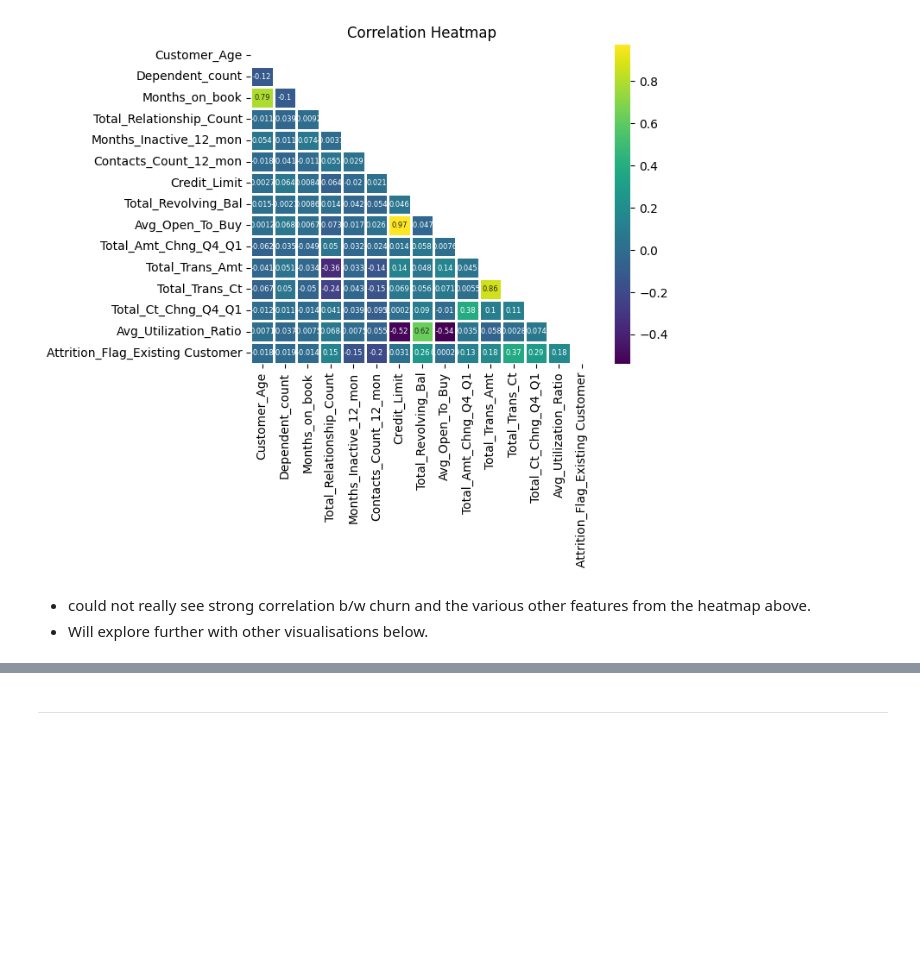
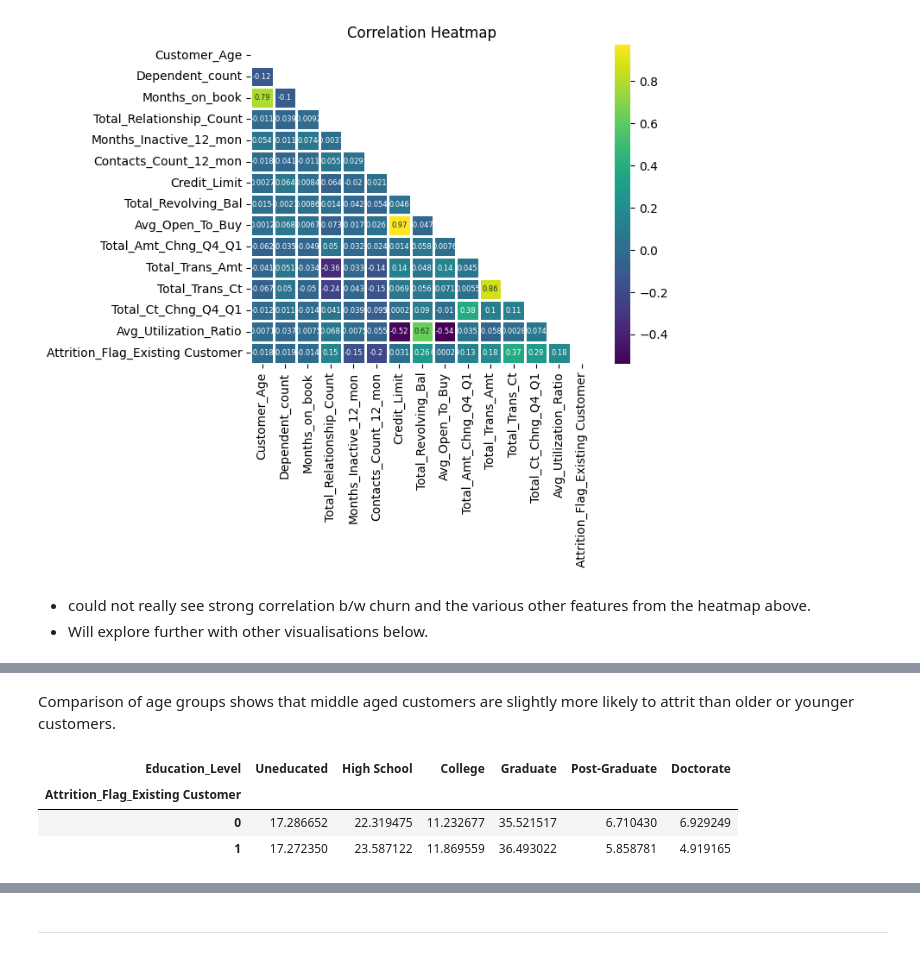
Before and after one commit to Mikeecee1/Team1_Hackathon, a Jupyter notebook: jupyter_notebooks/Visualisation.ipynb, the cells around one changed output, grey strips where cells are left out. Saved outputs shown, nothing was run; the diff lists cells and outputs as text; code cells hidden in the pictures; blank space fills up the shorter version.

```diff
--- a/jupyter_notebooks/Visualisation.ipynb
+++ b/jupyter_notebooks/Visualisation.ipynb
@@ -222,0 +178,13 @@ fig.show()
+# %% [markdown]
+Comparison of age groups shows that middle aged customers are slightly more likely to attrit than older or younger customers.
+# %%
+#Education Category by AttritionStatus  as percentage of each group
+
+education_group_counts = df["Education_Level"].groupby(df["Attrition_Flag_Existing Customer"]).value_counts().unstack()
+education_group_percentage = education_group_counts.div(education_group_counts.sum(axis=1), axis=0) * 100
+education_group_percentage
+# %% [output]
+| Education_Level | Uneducated | High School | College | Graduate | Post-Graduate | Doctorate |
+| Attrition_Flag_Existing Customer |  |  |  |  |  |  |
+| 0 | 17.286652 | 22.319475 | 11.232677 | 35.521517 | 6.710430 | 6.929249 |
+| 1 | 17.272350 | 23.587122 | 11.869559 | 36.493022 | 5.858781 | 4.919165 |
```
Also changed, not shown: parts of 18 cells of this notebook.
